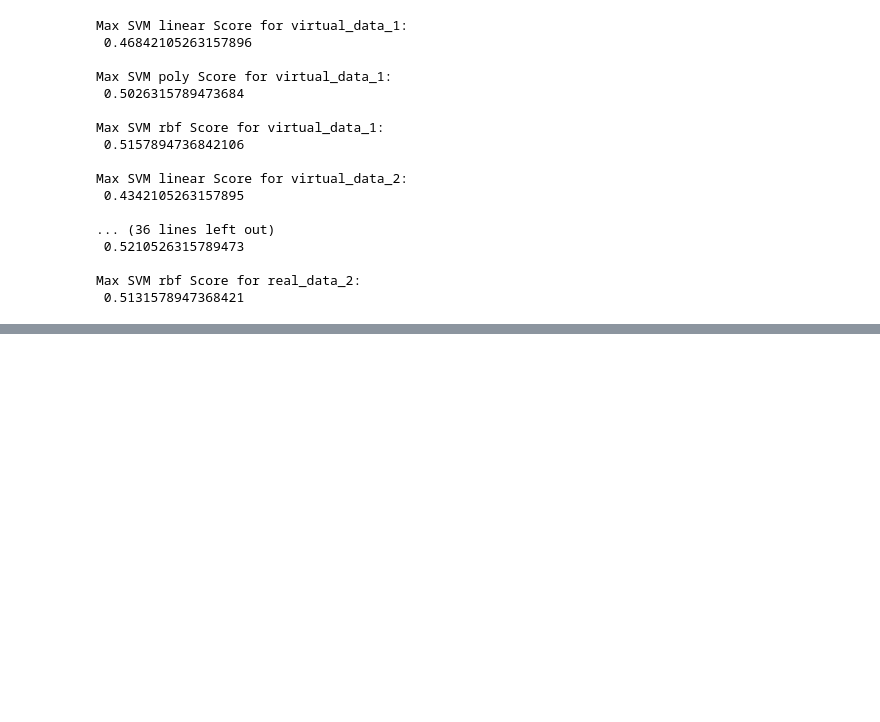
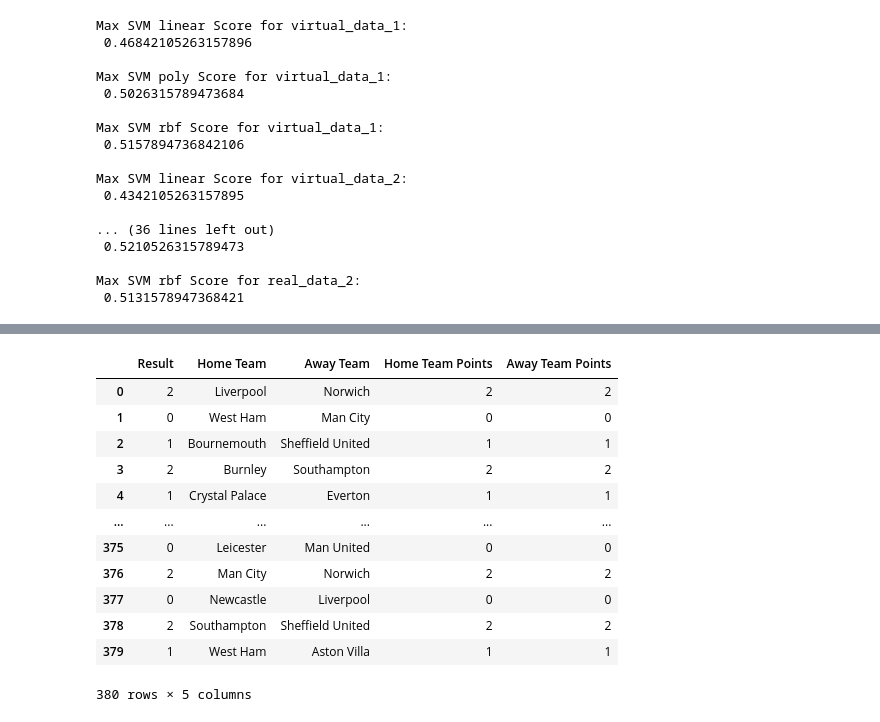
Before and after one commit to OranHoward/Football-Predictions, a Jupyter notebook: Project_classification.ipynb, the cells around one changed output, grey strips where cells are left out. Cells and saved outputs as stored; diff of their text form; code cells hidden in the pictures; blank space fills up the shorter version.

```diff
--- a/Project_classification.ipynb
+++ b/Project_classification.ipynb
@@ -968,31 +1023,40 @@ feature_importance(rfc)
 # %%
-knn = KNeighborsClassifier(n_neighbors = 30).fit(X_train_classification, Y_train_classification)
-# accuracy on X_test
-knn_accuracy = knn.score(X_test_classification, Y_test_classification)
-# creating a confusion matrix
-knn_predictions = knn.predict(X_test_classification)
-print('KNeighborsClassifier, with 30 neighbors :\n \naccuracy =', accuracy_score(Y_test_classification, knn_predictions))
-print('\n',classification_report(Y_test_classification, knn_predictions, target_names=target_names))
-
+knn = KNeighborsClassifier(n_neighbors = 30).fit(X_train_virtual_data_2, Y_train_virtual_data_2)
+knn_accuracy = knn.score(X_test_virtual_data_2, Y_test_virtual_data_2)
+knn_predictions = knn.predict(X_test_virtual_data_2)
 predictions = pd.DataFrame(knn_predictions)
 predictions
 
 predictions['Home Team'] = home_team_name_class
 predictions['Away Team'] = away_team_name_class
 predictions['Home Team Points'] = knn_predictions
 predictions['Away Team Points'] = knn_predictions
 
 predictions.columns = ['Prediction','Home Team','Away Team','Home Team Points','Away Team Points']
 predictions
 
-real_results = pd.DataFrame(Y_test_classification)
+real_results = pd.DataFrame(Y_test_virtual_data_2)
 real_results['Home Team'] = home_team_name_class
 real_results['Away Team'] = away_team_name_class
-real_results['Home Team Points'] = Y_test_classification
-real_results['Away Team Points'] = Y_test_classification
+real_results['Home Team Points'] = Y_test_virtual_data_2
+real_results['Away Team Points'] = Y_test_virtual_data_2
 
 real_results.columns = ['Result','Home Team','Away Team','Home Team Points','Away Team Points']
 real_results
+# %% [output]
+|  | Result | Home Team | Away Team | Home Team Points | Away Team Points |
+| 0 | 2 | Liverpool | Norwich | 2 | 2 |
+| 1 | 0 | West Ham | Man City | 0 | 0 |
+| 2 | 1 | Bournemouth | Sheffield United | 1 | 1 |
+| 3 | 2 | Burnley | Southampton | 2 | 2 |
+| 4 | 1 | Crystal Palace | Everton | 1 | 1 |
+| ... | ... | ... | ... | ... | ... |
+| 375 | 0 | Leicester | Man United | 0 | 0 |
+| 376 | 2 | Man City | Norwich | 2 | 2 |
+| 377 | 0 | Newcastle | Liverpool | 0 | 0 |
+| 378 | 2 | Southampton | Sheffield United | 2 | 2 |
+| 379 | 1 | West Ham | Aston Villa | 1 | 1 |
+380 rows × 5 columns
 # %%
 def add_points(data):
 
```
Also changed, not shown: parts of 22 cells of this notebook.
